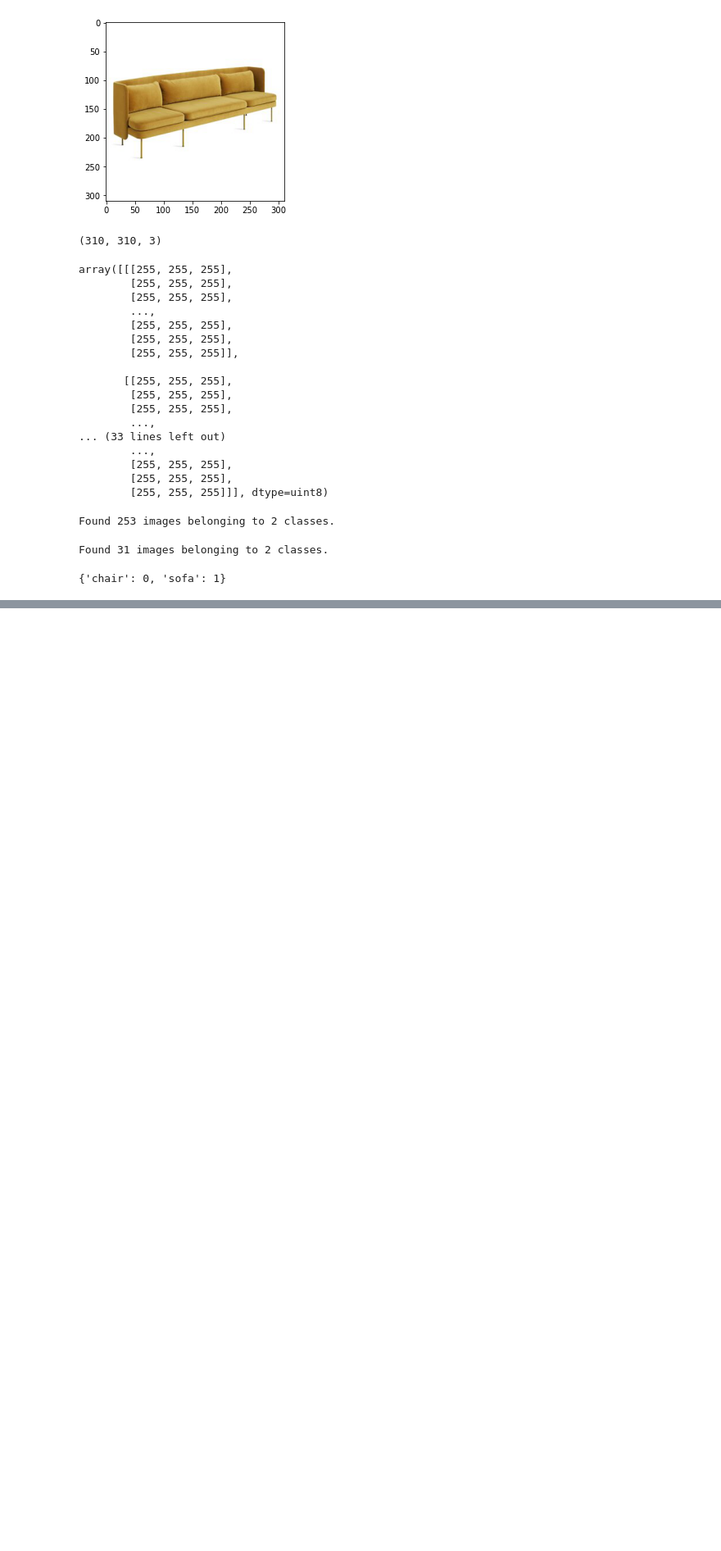
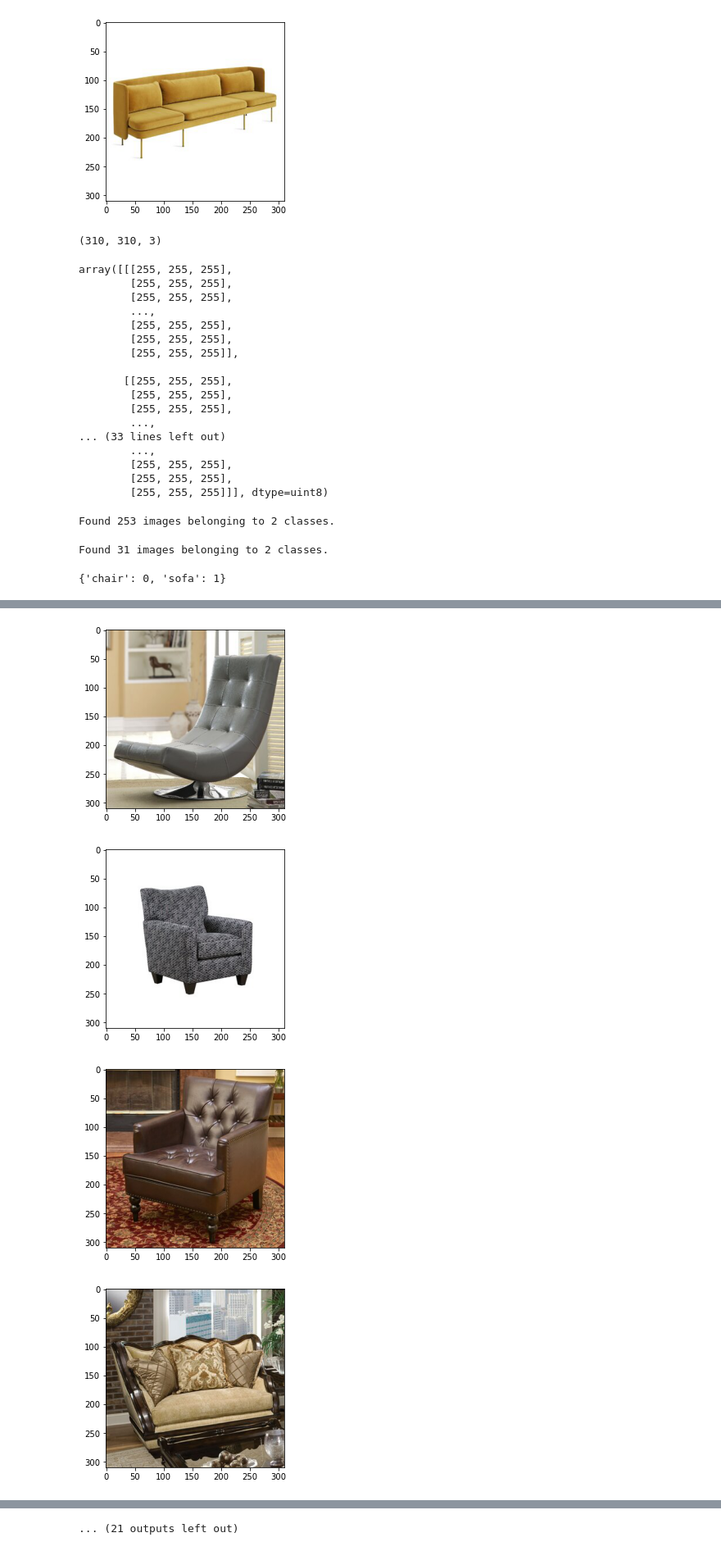
Before and after one commit to baharbiazar/image_search_engine, a Jupyter notebook: data_prep.ipynb, the cells around one changed output, grey strips where cells are left out. Shown at 82% size. Drawn from its saved outputs; the diff is of its cells as text; code cells hidden in the pictures; blank space fills up the shorter version.

```diff
--- a/data_prep.ipynb
+++ b/data_prep.ipynb
@@ -70,0 +126,15 @@ train_dataset.class_indices
+# %%
+test_path = 'images/wayfair/small_batch/test'
+
+for i in os.listdir(test_path):
+    try:
+        img = image.load_img(test_path + '/'+i)
+        plt.imshow(img)
+        plt.show()
+    except:
+        continue
+# %% [output]
+[figure, added]
+[figure, added]
+[figure, added]
+[figure, added]
@@ -70,0 +149 @@ train_dataset.class_indices
+... (21 outputs left out)
```
Also changed, not shown: parts of 6 cells of this notebook.
